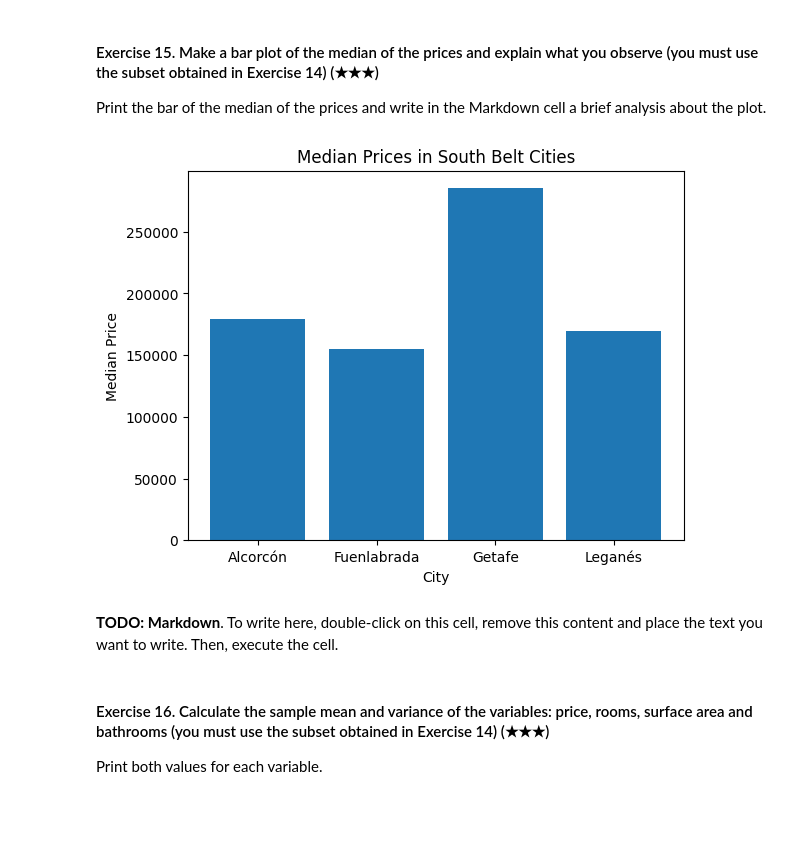
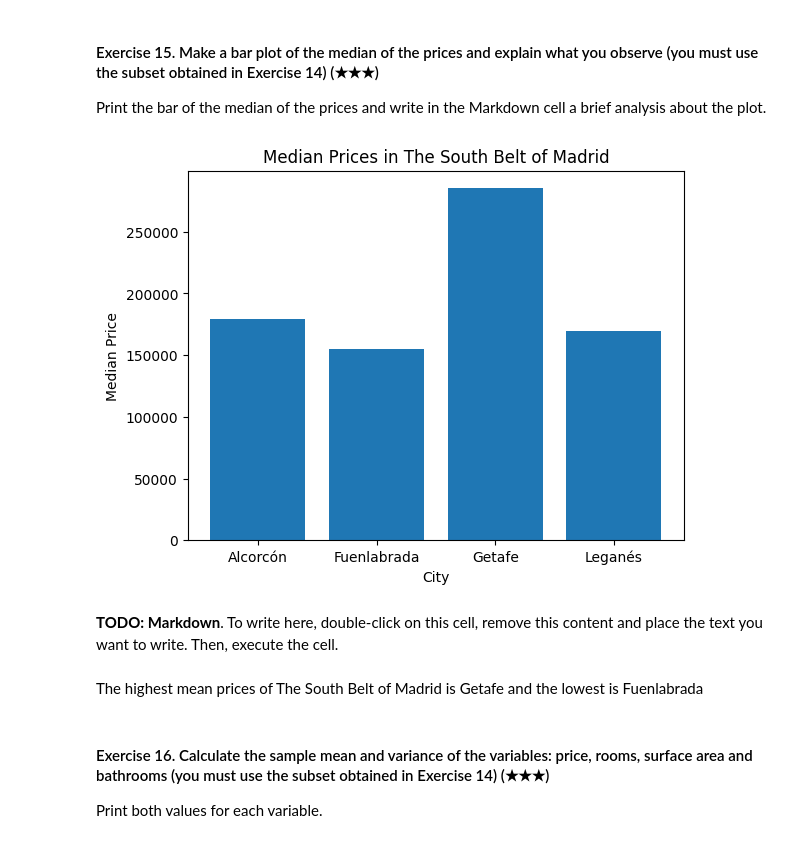
Before and after one commit to remelop03/realestate-datacleanup-exercise, a Jupyter notebook: project.ipynb, the cells around one changed output. Cells and saved outputs as stored; diff of their text form; code cells hidden in the pictures; blank space fills up the shorter version.

```diff
--- a/project.ipynb
+++ b/project.ipynb
@@ -288,17 +288,19 @@ Print the bar of the median of the prices and write in the Markdown cell a brief
 # %%
 median_prices = south_belt.groupby('level5')['price'].median()
 
 plt.bar(x=median_prices.index, height=median_prices.values)
 
 plt.xlabel('City')
 plt.ylabel('Median Price')
-plt.title('Median Prices in South Belt Cities')
+plt.title('Median Prices in The South Belt of Madrid')
 
 plt.show()
 # %% [output]
-[figure, old version]
+[figure, new version]
 # %% [markdown]
 **TODO: Markdown**. To write here, double-click on this cell, remove this content and place the text you want to write. Then, execute the cell.
+# %% [markdown]
+The highest mean prices of The South Belt of Madrid is Getafe and the lowest is Fuenlabrada
 # %% [markdown]
 #### Exercise 16. Calculate the sample mean and variance of the variables: price, rooms, surface area and bathrooms (you must use the subset obtained in Exercise 14) (★★★)
 
```
Also changed, not shown: parts of 2 cells of this notebook.
